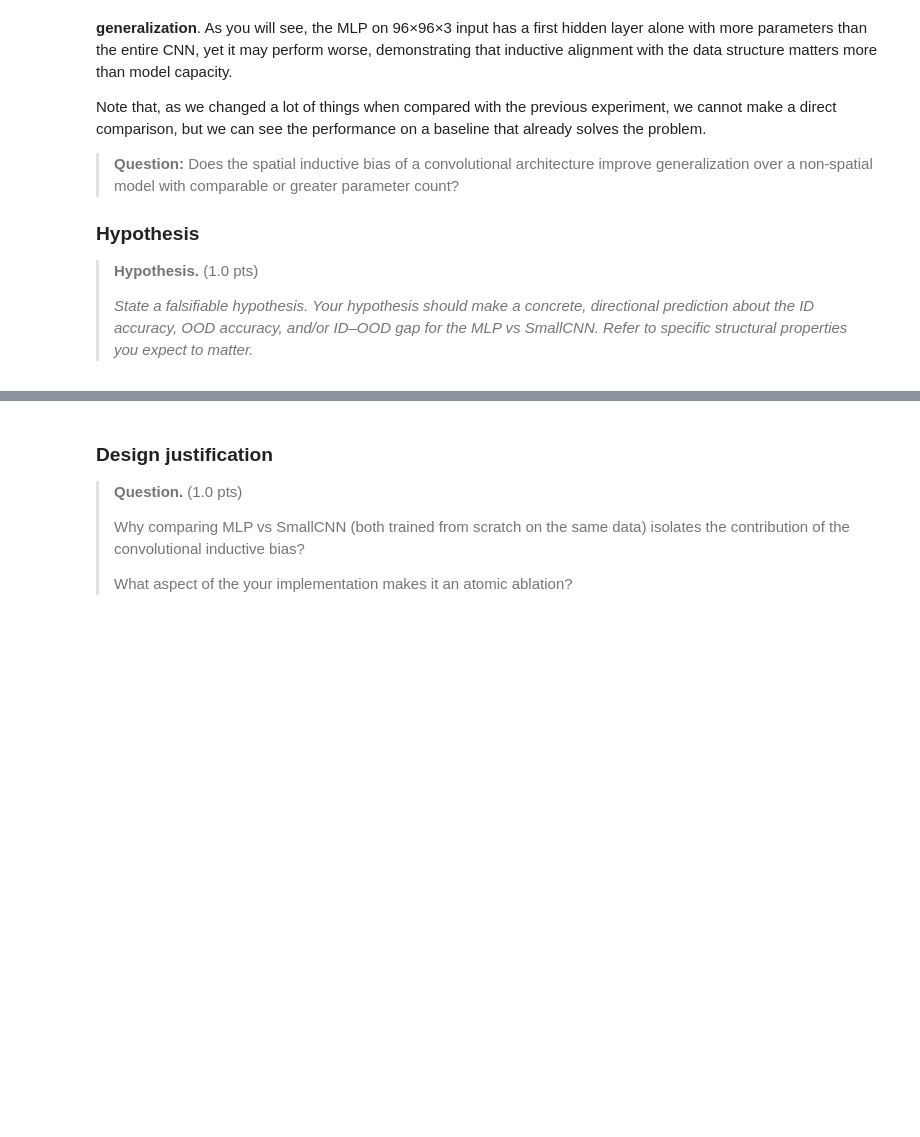
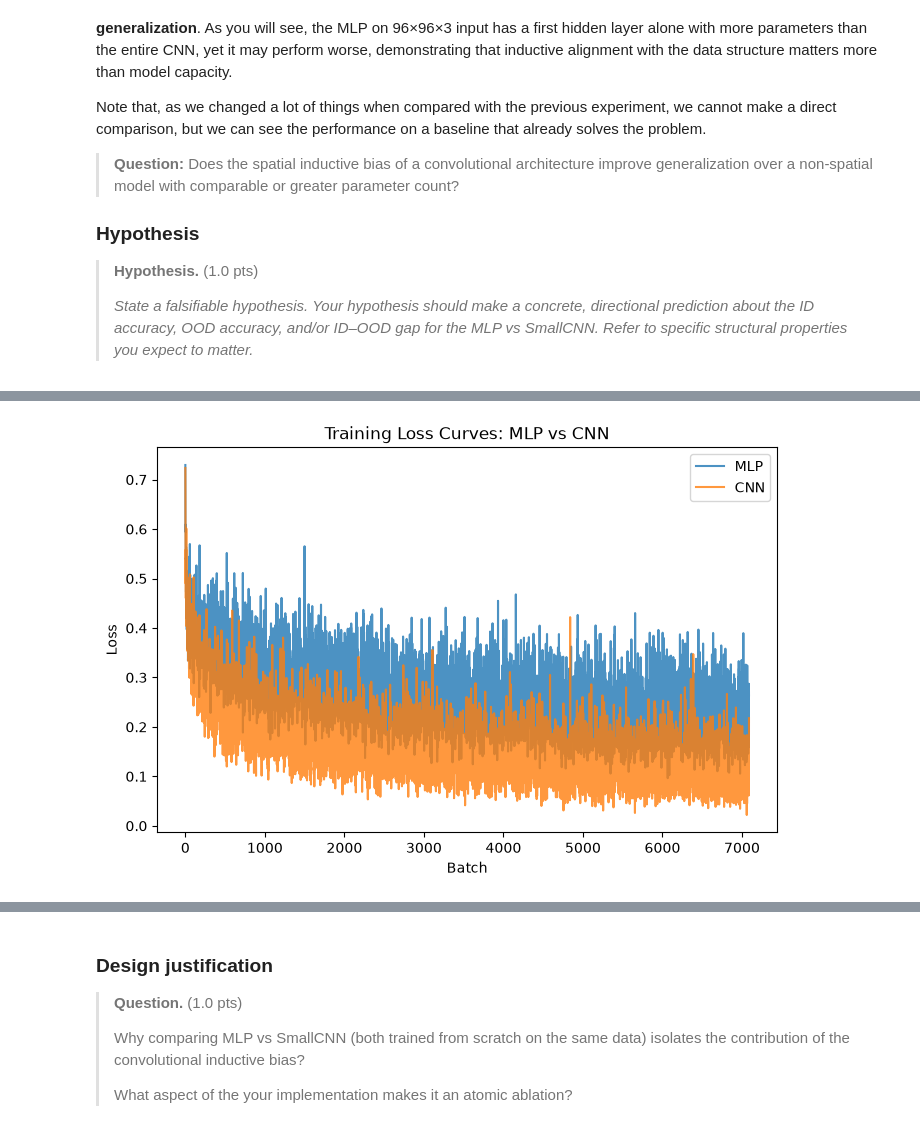
Before and after one commit to mariagabi-lustosa/Tarefa3_MC886, a Jupyter notebook: mc886_1s2026_assignment_3.ipynb, the cells around one changed output, grey strips where cells are left out. Drawn from its saved outputs; the diff is of its cells as text; code cells hidden in the pictures; blank space fills up the shorter version.

```diff
--- a/mc886_1s2026_assignment_3.ipynb
+++ b/mc886_1s2026_assignment_3.ipynb
@@ -362,6 +362,8 @@ When transferring the model to histopathology, it is not immediately clear which
 > Random chance is 50% accuracy for balanced binary classification.
 # %%
 # Representation cached from the ResNet-18 backbone
+
+from tqdm.auto import tqdm
 
 backbone = resnet18(weights=ResNet18_Weights.IMAGENET1K_V1)
 backbone.fc = nn.Identity()  # Remove the final classification layer to get features instead of predictions.
@@ -375,7 +377,7 @@ with torch.no_grad():
 
     train_features = []
     train_labels = []
-    for images, labels, _ in train_loader:
+    for images, labels, _ in tqdm(train_loader, desc="Extracting train features"):
         images = images.to(DEVICE)
         features = backbone(images).cpu()
         train_features.append(features)
@@ -383,7 +385,7 @@ with torch.no_grad():
 
     val_features = []
     val_labels = []
-    for images, labels, _ in val_loader:
+    for images, labels, _ in tqdm(val_loader, desc="Extracting val features"):
         images = images.to(DEVICE)
         features = backbone(images).cpu()
         val_features.append(features)
@@ -605,6 +659,7 @@ print("Note: both models receive the same 96×96×3 input and the same training
 # %%
 train_loader = get_train_loader("standard", train_data, batch_size=128, num_workers=4)
 val_loader = DataLoader(val_data, batch_size=128, shuffle=False, num_workers=4)
+test_loader = DataLoader(test_data, batch_size=128, shuffle=False, num_workers=4)
 
 # Hint: Even though the models are different, you can use the same training loop and the same hyperparameters
 # (e.g., learning rate, optimizer, number of epochs) for both models to make a fair comparison.
@@ -615,11 +670,16 @@ val_loader = DataLoader(val_data, batch_size=128, shuffle=False, num_workers=4)
 # If your CNN, for example, performs much better than the MLP, but they were trained with very different setups,
 # it is harder to convincingly argue that the CNN's superior performance is due to its architecture rather than the training procedure.
 
-learning_rate = ...
-n_epochs = ...
-dropout = ...
+learning_rate = 1e-3
+n_epochs = 3
+dropout = 0.2
+
+# mlp and cnn (above) were instantiated with the default dropout=0.0, since `dropout` wasn't
+# defined yet at that point. Re-instantiate them here now that we have a value for it.
+mlp = MLP(input_size=mlp_input_dim, hidden_dims=[512, 256], dropout=dropout)
+cnn = SmallCNN(dropout=dropout)
 # %%
-mlp_optimizer = ...
-mlp_criterion = ...
+mlp_optimizer = optim.Adam(mlp.parameters(), lr=learning_rate)
+mlp_criterion = nn.BCEWithLogitsLoss()
 
 train_mlp_history = train_model(mlp, train_loader, mlp_criterion, mlp_optimizer, n_epochs=n_epochs)
@@ -626,6 +690,6 @@ train_mlp_history = train_model(mlp, train_loader, mlp_criterion, mlp_optimizer,
 # %%
-cnn_optimizer = ...
-cnn_criterion = ...
+cnn_optimizer = optim.Adam(cnn.parameters(), lr=learning_rate)
+cnn_criterion = nn.BCEWithLogitsLoss()
 
 # CNN training might be slower than MLP training, so you can reduce the number of epochs for the CNN if needed.
 train_cnn_history = train_model(cnn, train_loader, cnn_criterion, cnn_optimizer, n_epochs=n_epochs)
@@ -632 +700,22 @@ train_cnn_history = train_model(cnn, train_loader, cnn_criterion, cnn_optimizer,
+# %%
+# Plot the training history (e.g., loss curves) for both models, and evaluate their performance on the validation set.
+# You can also plot additional figures to help you analyze the results. Examples include:
+# - AUC-ROC curve
+# - Confusion matrix
+# - Use a dimensionality reduction technique (e.g., t-SNE, PCA) to visualize the learned representations of the models.
+# - You can also visualize the learned filters of the CNN, or the activations of the intermediate layers, to gain insights into what the CNN is learning.
+# - Or the first layer weights of the MLP, reshaped to 96×96 images, to see if it is learning any meaningful patterns.
+
+
+
+fig, ax = plt.subplots(figsize=(8, 5))
+ax.plot(train_mlp_history["loss"], label="MLP", alpha=0.8)
+ax.plot(train_cnn_history["loss"], label="CNN", alpha=0.8)
+ax.set_xlabel("Batch")
+ax.set_ylabel("Loss")
+ax.set_title("Training Loss Curves: MLP vs CNN")
+ax.legend()
+plt.show()
+# %% [output]
+[figure, added]
 # %%
```
Also changed, not shown: parts of 13 cells of this notebook.
